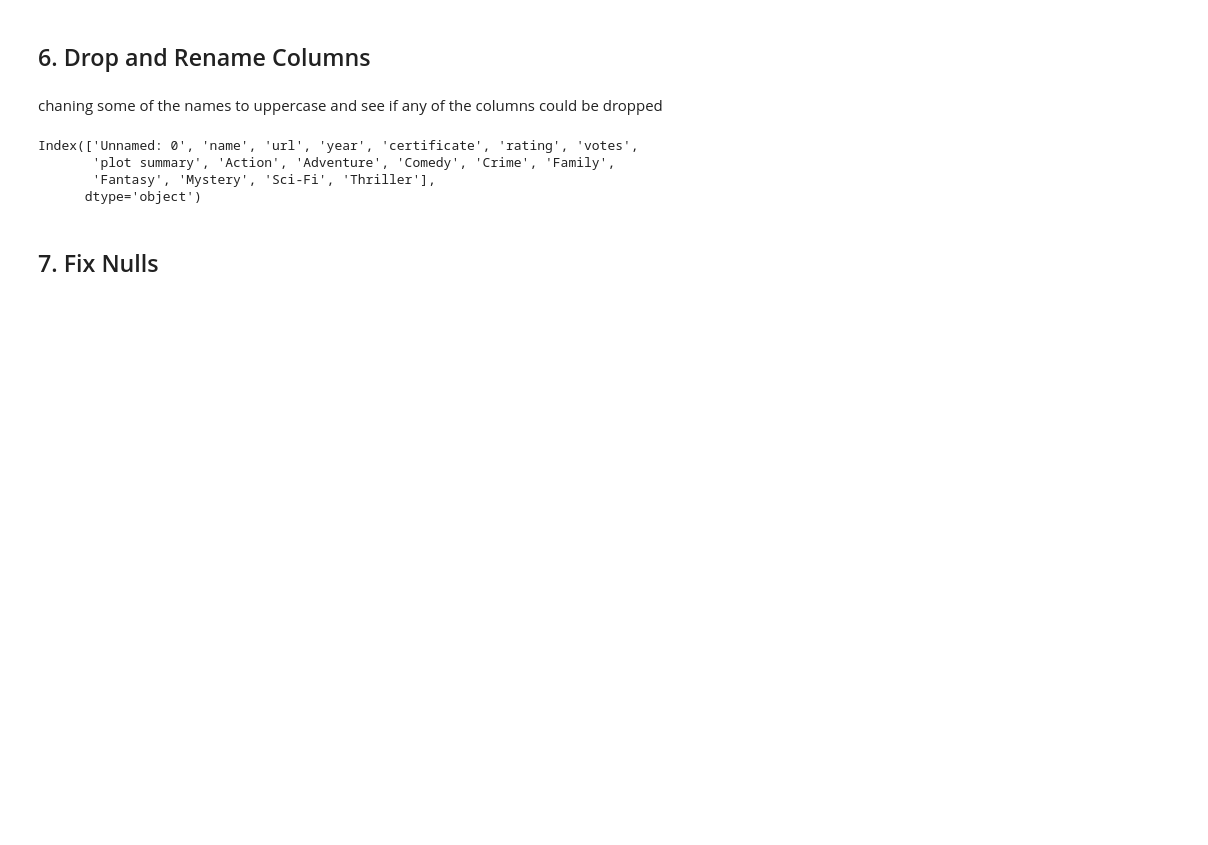
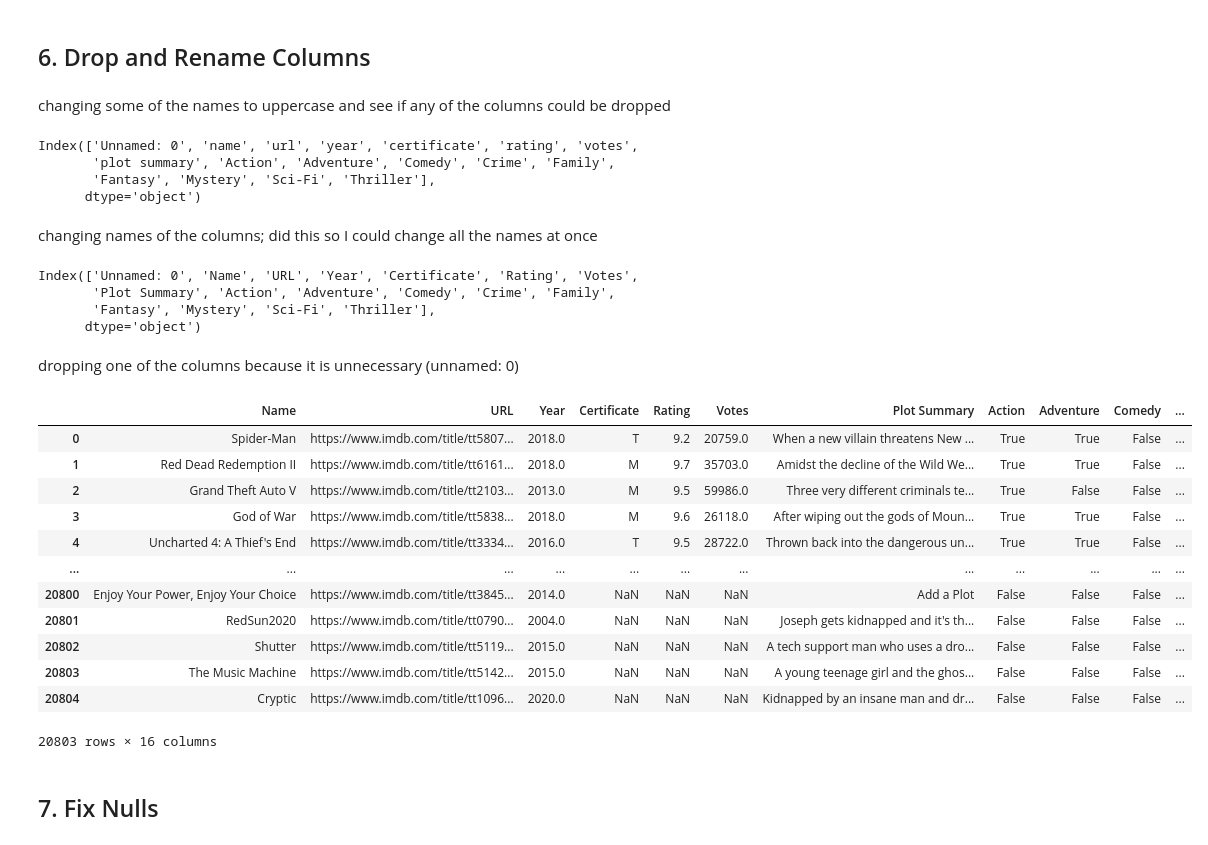
Before and after one commit to kayleeodom/cis277-fa22-Lab2, a Jupyter notebook: Lab2.ipynb, the cells around one changed output. Drawn from its saved outputs; the diff is of its cells as text; code cells hidden in the pictures; blank space fills up the shorter version.

```diff
--- a/Lab2.ipynb
+++ b/Lab2.ipynb
@@ -154,6 +167,5 @@ Index(['Unnamed: 0', 'name', 'url', 'year', 'certificate', 'rating', 'votes',
 # %%
-df[df.votes == ","]
-df.votes.replace(",","",inplace=True)
-
+df['votes'] = df['votes'].str.replace(',','')
 #df
+df.head()
 # %% [output]
@@ -160,0 +181,3 @@ AttributeError: 'NoneType' object has no attribute 'votes'
+# %%
+df.votes = pd.to_numeric(df.votes)
+df.info()
@@ -161,7 +202,7 @@ AttributeError: 'NoneType' object has no attribute 'votes'
 # %% [markdown]
 ## 6. Drop and Rename Columns
 # %% [markdown]
-chaning some of the names to uppercase and see if any of the columns could be dropped
+changing some of the names to uppercase and see if any of the columns could be dropped
 # %%
 df.columns
 # %% [output]
@@ -169,6 +210,38 @@ Index(['Unnamed: 0', 'name', 'url', 'year', 'certificate', 'rating', 'votes',
        'plot summary', 'Action', 'Adventure', 'Comedy', 'Crime', 'Family',
        'Fantasy', 'Mystery', 'Sci-Fi', 'Thriller'],
       dtype='object')
+# %% [markdown]
+changing names of the columns; did this so I could change all the names at once
+# %%
+df.columns = ['Unnamed: 0','Name', 'URL', 'Year', 'Certificate', 'Rating', 'Votes',
+       'Plot Summary', 'Action', 'Adventure', 'Comedy', 'Crime', 'Family',
+       'Fantasy', 'Mystery', 'Sci-Fi', 'Thriller']
+
+df.columns
+# %% [output]
+Index(['Unnamed: 0', 'Name', 'URL', 'Year', 'Certificate', 'Rating', 'Votes',
+       'Plot Summary', 'Action', 'Adventure', 'Comedy', 'Crime', 'Family',
+       'Fantasy', 'Mystery', 'Sci-Fi', 'Thriller'],
+      dtype='object')
+# %% [markdown]
+dropping one of the columns because it is unnecessary (unnamed: 0)
+# %%
+df = df.drop(['Unnamed: 0'], axis=1)
+df
+# %% [output]
+|  | Name | URL | Year | Certificate | Rating | Votes | Plot Summary | Action | Adventure | Comedy | ... |
+| 0 | Spider-Man | https://www.imdb.com/title/tt5807... | 2018.0 | T | 9.2 | 20759.0 | When a new villain threatens New ... | True | True | False | ... |
+| 1 | Red Dead Redemption II | https://www.imdb.com/title/tt6161... | 2018.0 | M | 9.7 | 35703.0 | Amidst the decline of the Wild We... | True | True | False | ... |
+| 2 | Grand Theft Auto V | https://www.imdb.com/title/tt2103... | 2013.0 | M | 9.5 | 59986.0 | Three very different criminals te... | True | False | False | ... |
+| 3 | God of War | https://www.imdb.com/title/tt5838... | 2018.0 | M | 9.6 | 26118.0 | After wiping out the gods of Moun... | True | True | False | ... |
+| 4 | Uncharted 4: A Thief's End | https://www.imdb.com/title/tt3334... | 2016.0 | T | 9.5 | 28722.0 | Thrown back into the dangerous un... | True | True | False | ... |
+| ... | ... | ... | ... | ... | ... | ... | ... | ... | ... | ... | ... |
+| 20800 | Enjoy Your Power, Enjoy Your Choice | https://www.imdb.com/title/tt3845... | 2014.0 | NaN | NaN | NaN | Add a Plot | False | False | False | ... |
+| 20801 | RedSun2020 | https://www.imdb.com/title/tt0790... | 2004.0 | NaN | NaN | NaN | Joseph gets kidnapped and it's th... | False | False | False | ... |
+| 20802 | Shutter | https://www.imdb.com/title/tt5119... | 2015.0 | NaN | NaN | NaN | A tech support man who uses a dro... | False | False | False | ... |
+| 20803 | The Music Machine | https://www.imdb.com/title/tt5142... | 2015.0 | NaN | NaN | NaN | A young teenage girl and the ghos... | False | False | False | ... |
+| 20804 | Cryptic | https://www.imdb.com/title/tt1096... | 2020.0 | NaN | NaN | NaN | Kidnapped by an insane man and dr... | False | False | False | ... |
+20803 rows × 16 columns
 # %% [markdown]
 ## 7. Fix Nulls
 # %% [markdown]
```
Also changed, not shown: parts of 16 cells of this notebook.
